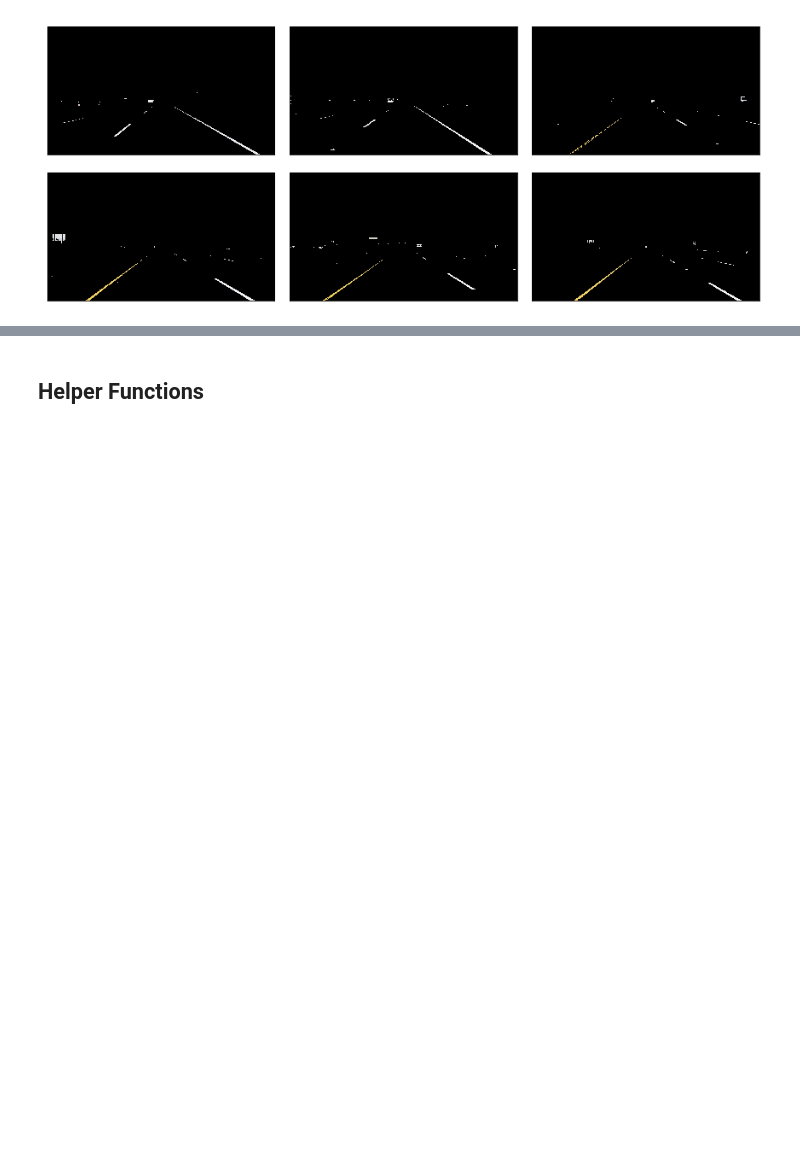
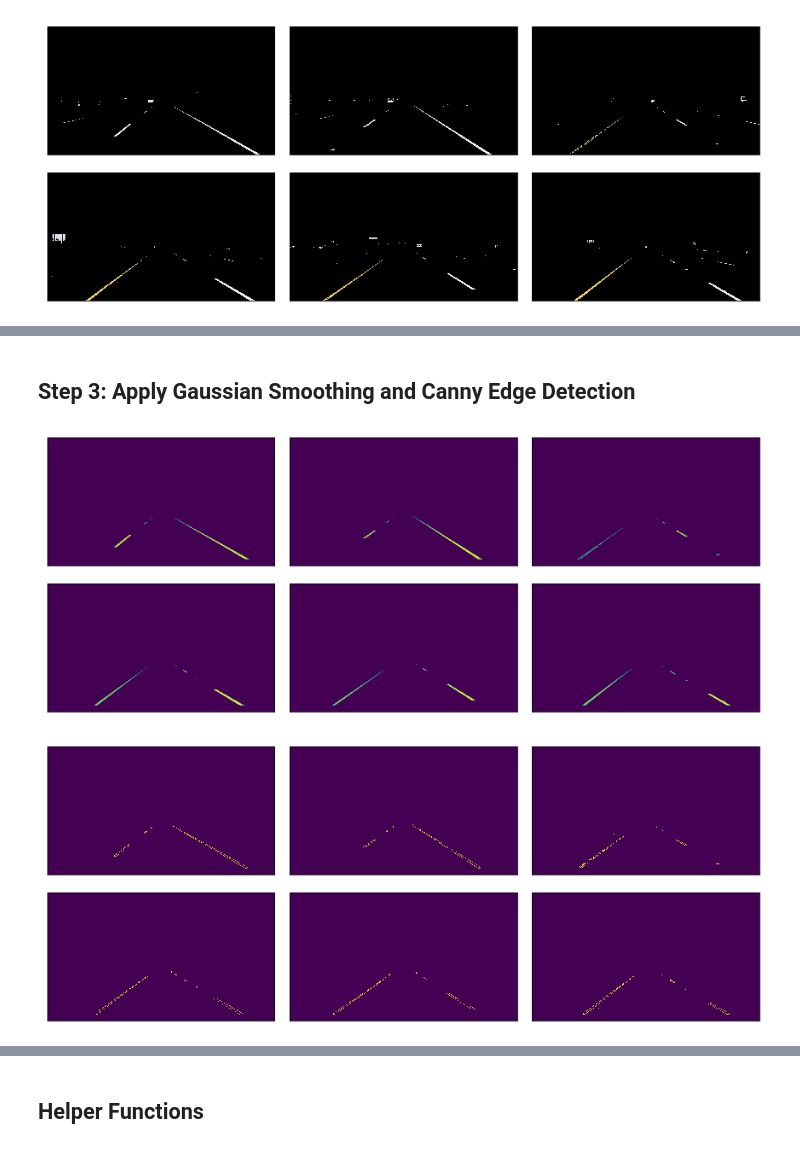
Before and after one commit to aravindbcarnd/CarND-LaneLines-P1, a Jupyter notebook: P1.ipynb, the cells around one changed output, grey strips where cells are left out. Cells and saved outputs as stored; diff of their text form; code cells hidden in the pictures; blank space fills up the shorter version.

```diff
--- a/P1.ipynb
+++ b/P1.ipynb
@@ -103,0 +166,22 @@ display_images(list(map(select_lane_colors, test_images)))
+# %% [markdown]
+## Step 3: Apply Gaussian Smoothing and Canny Edge Detection
+# %%
+# Define a kernel size for Gaussian smoothing / blurring
+# Note: this step is optional as cv2.Canny() applies a 5x5 Gaussian internally
+
+def gaussian_smoothing(gray):
+    kernel_size = 3
+    return cv2.GaussianBlur(gray,(kernel_size, kernel_size), 0)
+
+smoothed_images = list(map(lambda image: gaussian_smoothing(image), grayscale_images))
+display_images(smoothed_images)
+
+def canny(img, low_threshold, high_threshold):
+    """Applies the Canny transform"""
+    return cv2.Canny(img, low_threshold, high_threshold)
+
+edge_detected_images = list(map(lambda image: canny(image, 50, 150), smoothed_images))
+display_images(edge_detected_images)
+# %% [output]
+[figure, added]
+[figure, added]
```
Also changed, not shown: parts of 14 cells of this notebook.
